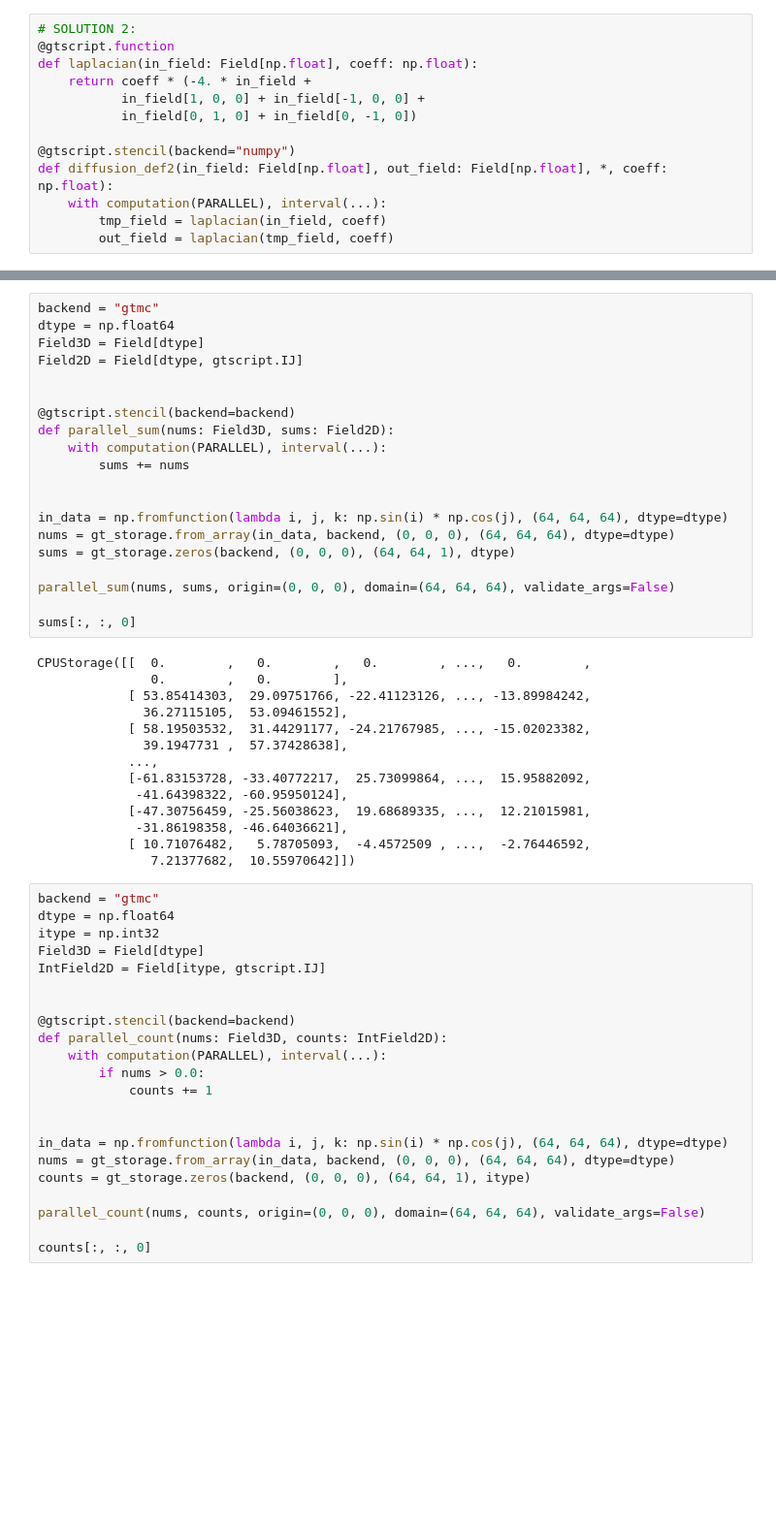
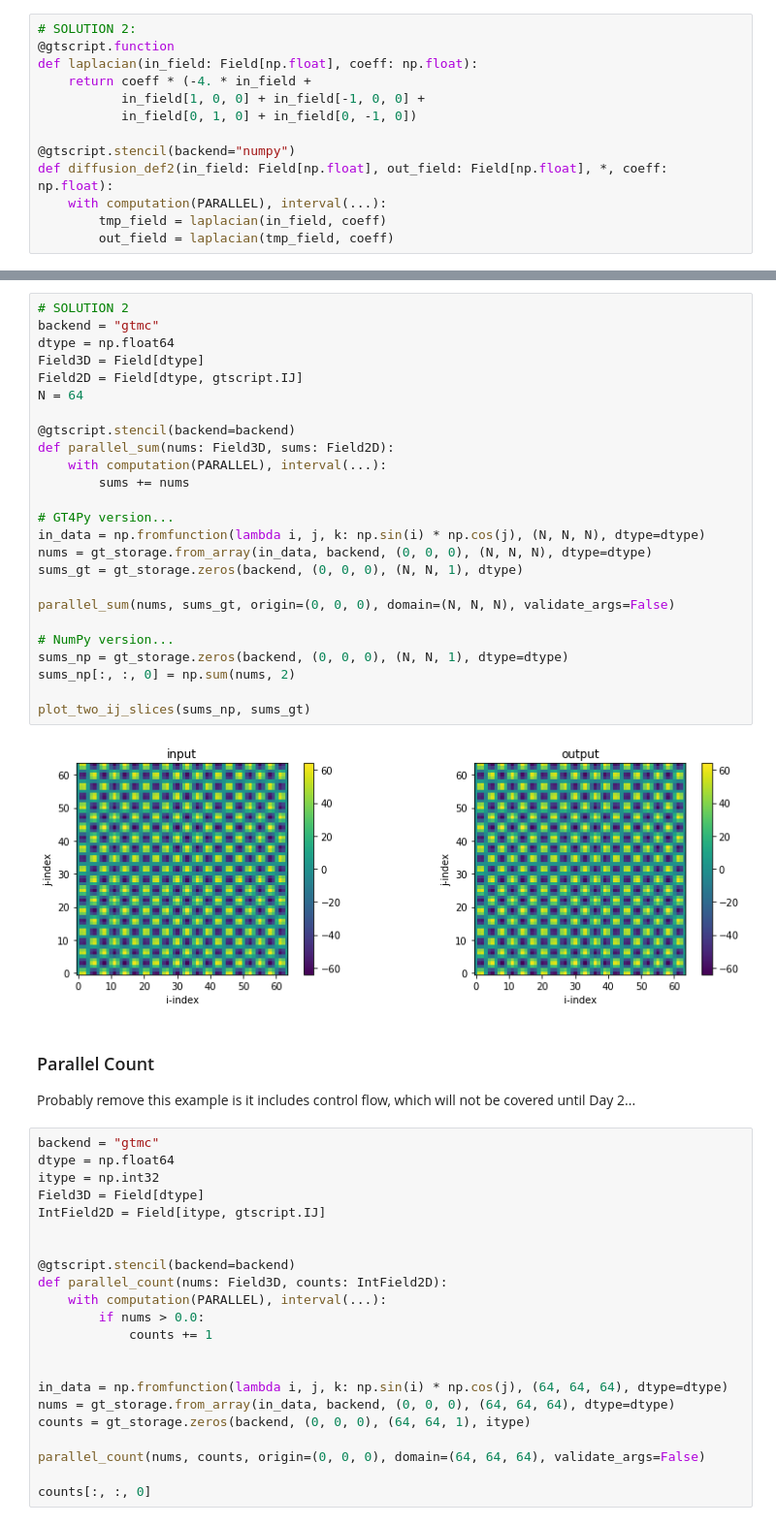
Before and after one commit to ai2cm/dsl_workshop, a Jupyter notebook: notebooks/Session-1B.ipynb, the cells around one changed output, grey strips where cells are left out. Shown at 97% size. Saved outputs shown, nothing was run; the diff lists cells and outputs as text; blank space fills up the shorter version.

```diff
--- a/notebooks/Session-1B.ipynb
+++ b/notebooks/Session-1B.ipynb
@@ -176,37 +456,34 @@ CPUStorage([[[            0,             1,             1,
 # %%
+# SOLUTION 2
 backend = "gtmc"
 dtype = np.float64
 Field3D = Field[dtype]
 Field2D = Field[dtype, gtscript.IJ]
-
+N = 64
 
 @gtscript.stencil(backend=backend)
 def parallel_sum(nums: Field3D, sums: Field2D):
     with computation(PARALLEL), interval(...):
         sums += nums
 
+# GT4Py version...
+in_data = np.fromfunction(lambda i, j, k: np.sin(i) * np.cos(j), (N, N, N), dtype=dtype)
+nums = gt_storage.from_array(in_data, backend, (0, 0, 0), (N, N, N), dtype=dtype)
+sums_gt = gt_storage.zeros(backend, (0, 0, 0), (N, N, 1), dtype)
 
-in_data = np.fromfunction(lambda i, j, k: np.sin(i) * np.cos(j), (64, 64, 64), dtype=dtype)
-nums = gt_storage.from_array(in_data, backend, (0, 0, 0), (64, 64, 64), dtype=dtype)
-sums = gt_storage.zeros(backend, (0, 0, 0), (64, 64, 1), dtype)
+parallel_sum(nums, sums_gt, origin=(0, 0, 0), domain=(N, N, N), validate_args=False)
 
-parallel_sum(nums, sums, origin=(0, 0, 0), domain=(64, 64, 64), validate_args=False)
+# NumPy version...
+sums_np = gt_storage.zeros(backend, (0, 0, 0), (N, N, 1), dtype=dtype)
+sums_np[:, :, 0] = np.sum(nums, 2)
 
-sums[:, :, 0]
+plot_two_ij_slices(sums_np, sums_gt)
 # %% [output]
-CPUStorage([[  0.        ,   0.        ,   0.        , ...,   0.        ,
-               0.        ,   0.        ],
-            [ 53.85414303,  29.09751766, -22.41123126, ..., -13.89984242,
-              36.27115105,  53.09461552],
-            [ 58.19503532,  31.44291177, -24.21767985, ..., -15.02023382,
-              39.1947731 ,  57.37428638],
-            ...,
-            [-61.83153728, -33.40772217,  25.73099864, ...,  15.95882092,
-             -41.64398322, -60.95950124],
-            [-47.30756459, -25.56038623,  19.68689335, ...,  12.21015981,
-             -31.86198358, -46.64036621],
-            [ 10.71076482,   5.78705093,  -4.4572509 , ...,  -2.76446592,
-               7.21377682,  10.55970642]])
+[figure, added]
+# %% [markdown]
+### Parallel Count
+
+Probably remove this example is it includes control flow, which will not be covered until Day 2...
 # %%
 backend = "gtmc"
 dtype = np.float64
```
Also changed, not shown: parts of 14 cells of this notebook.
